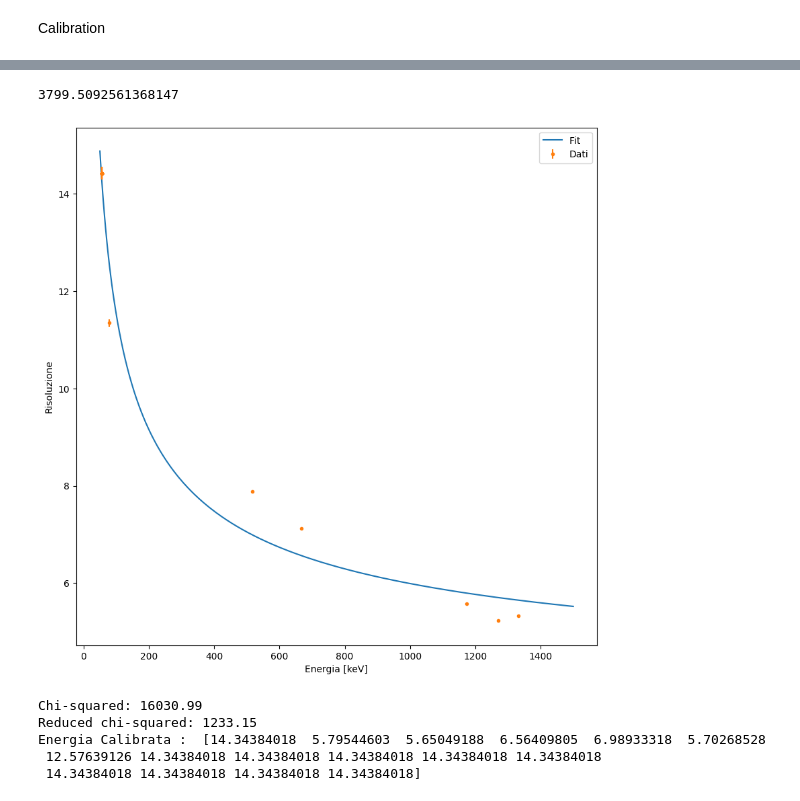
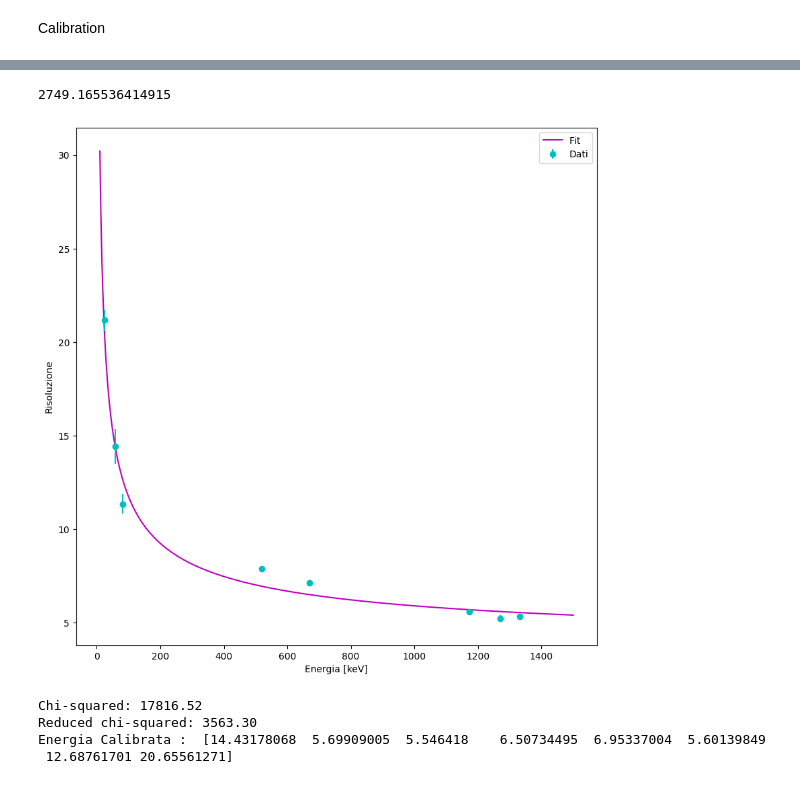
Before and after one commit to francescouni0/FisMedLab, a Jupyter notebook: Spettroscopiagamma/analisinuova.ipynb, the cells around one changed output, grey strips where cells are left out. Drawn from its saved outputs; the diff is of its cells as text; code cells hidden in the pictures.

```diff
--- a/Spettroscopiagamma/analisinuova.ipynb
+++ b/Spettroscopiagamma/analisinuova.ipynb
@@ -563,7 +700,7 @@ Risoluzione
 # %% [markdown]
 Calibration
 # %%
-E_id=[59.5,1173.2,1332.5,661.66,511,1274.54,80.99]
+E_id=[59.5,1173.2,1332.5,661.66,511,1274.54,80.99,31]
 
 errperc=s/E
 
@@ -594,6 +731,7 @@ print('Chi-squared: {:.2f}'.format(chi2))
 print('Reduced chi-squared: {:.2f}'.format(reduced_chi2))
 
 print('Energia Calibrata : ',linear(E,*popt1))
+print('Errore Energia Calibrata:  ',s*popt1[0])
 #print('Errore Energia Calibrata:  ',R_E*linear(E,*popt1))
 #
 #print('Errore Risoluzione : ',errRes)
@@ -723,43 +871,42 @@ E_id=linear(E,*popt1)
 
 
 
 def funcris(x,a,b,d):
     return a*np.sqrt(d/x)+b
 
 
 popt2,covt=curve_fit(funcris,E_id,R_B,absolute_sigma=True)
 print(popt2[2]/0.00762)
 
 
-x=np.linspace(50,1500,1000)
+x=np.linspace(10,1500,1000)
 
-plt.plot(x,funcris(x,*popt2),label='Fit ')
+plt.plot(x,funcris(x,*popt2),label='Fit ',color='m')
 plt.rcParams["figure.figsize"] = (10,10)
 plt.xlabel('Energia [keV]')
 plt.ylabel('Risoluzione')
 
-plt.errorbar(E_id,R_B,yerr=errR_B,fmt='.',label='Dati')
+plt.errorbar(E_id,R_B,yerr=errR_B*7,fmt='o',label='Dati',color='c')
 plt.legend()
 plt.show()
 
 
 # Calculate the chi-squared value
 residuals = R_B - funcris(E_id,*popt2)
 chi2 = np.sum((residuals / errR_B) ** 2)
 dof = len(E_id) - len(popt2)  # Degrees of freedom
 reduced_chi2 = chi2 / dof
 print('Chi-squared: {:.2f}'.format(chi2))
 print('Reduced chi-squared: {:.2f}'.format(reduced_chi2))
 
 print('Energia Calibrata : ',funcris(E_id,*popt2))
 # %% [output]
-3799.5092561368147
+2749.165536414915
-[figure, old version]
+[figure, new version]
-Chi-squared: 16030.99
-Reduced chi-squared: 1233.15
-Energia Calibrata :  [14.34384018  5.79544603  5.65049188  6.56409805  6.98933318  5.70268528
- 12.57639126 14.34384018 14.34384018 14.34384018 14.34384018 14.34384018
- 14.34384018 14.34384018 14.34384018 14.34384018]
+Chi-squared: 17816.52
+Reduced chi-squared: 3563.30
+Energia Calibrata :  [14.43178068  5.69909005  5.546418    6.50734495  6.95337004  5.60139849
+ 12.68761701 20.65561271]
 # %%
 Ea=linear(Ea,*popth)
 En=linear(En,*poptl)
```
Also changed, not shown: parts of 11 cells of this notebook.
